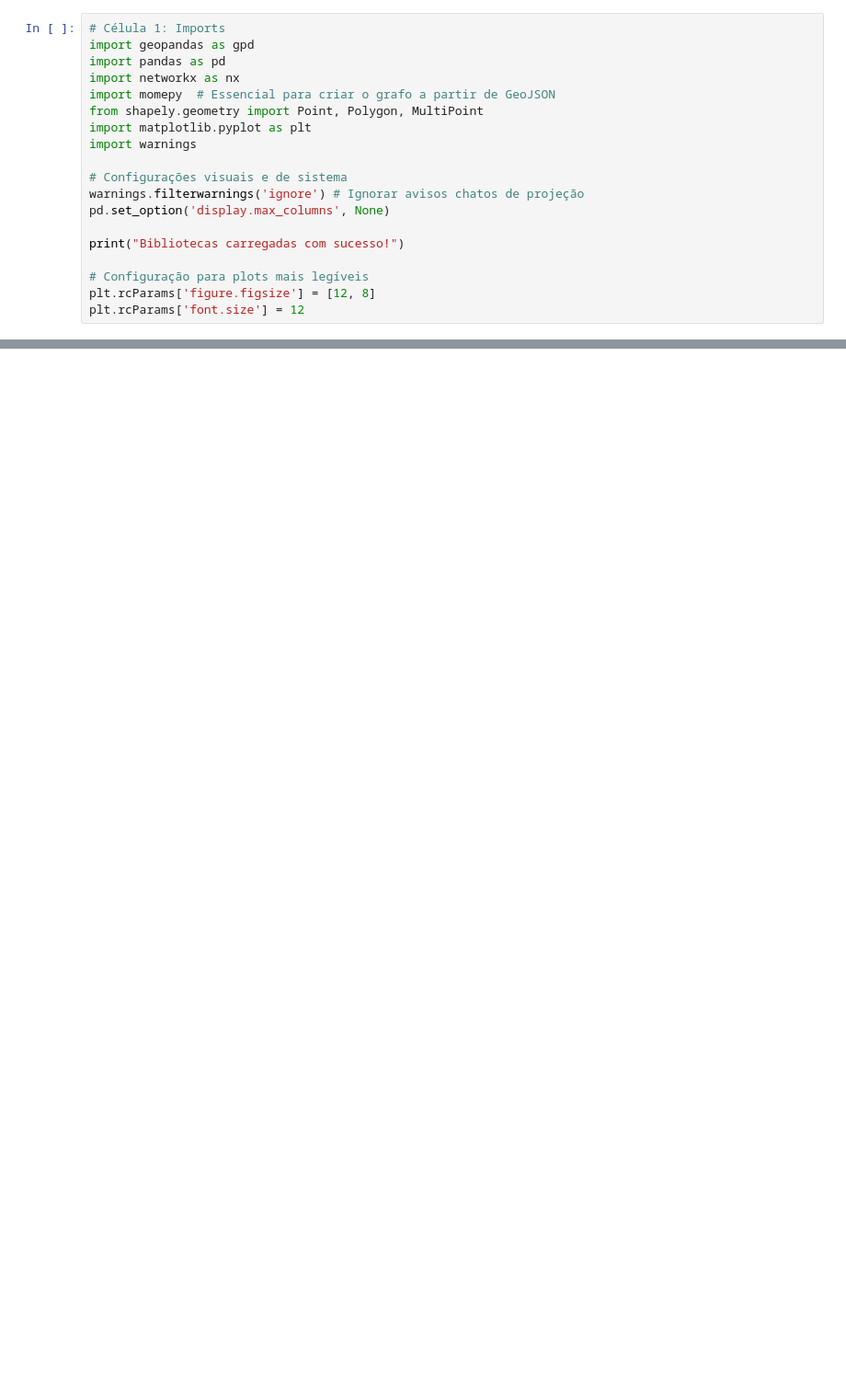
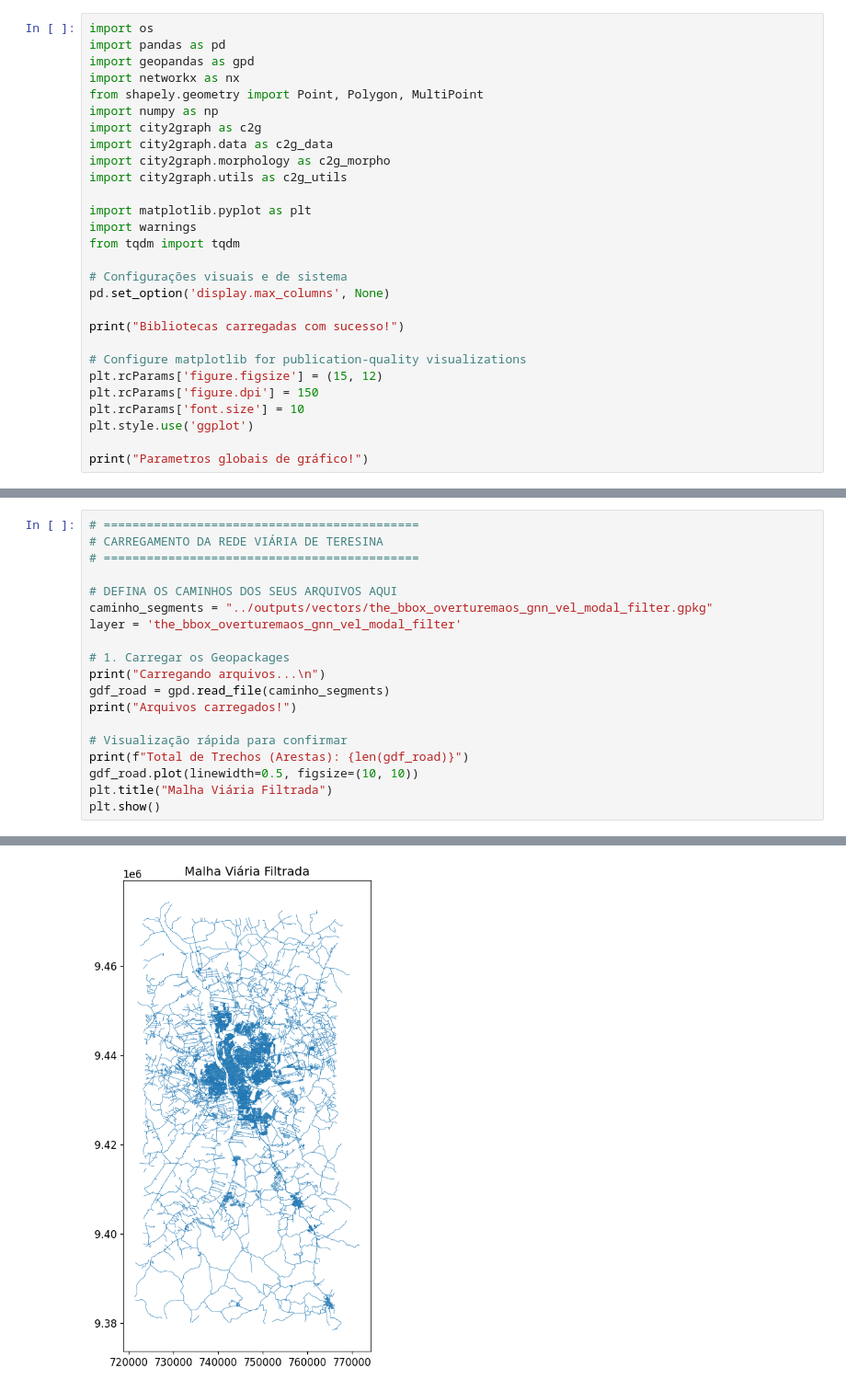
Before and after one commit to felipedantas-pi/mapeprof-accessibility-ubs, a Jupyter notebook: notebooks/02_processamento_rede (overturemaps).ipynb, the cells around one changed output, grey strips where cells are left out. Shown at 92% size. Cells and saved outputs as stored; diff of their text form; blank space fills up the shorter version.

```diff
--- a/notebooks/02_processamento_rede (overturemaps).ipynb
+++ b/notebooks/02_processamento_rede (overturemaps).ipynb
@@ -5,21 +14,30 @@
 # %%
-# Célula 1: Imports
+import os
+import pandas as pd
 import geopandas as gpd
-import pandas as pd
 import networkx as nx
-import momepy  # Essencial para criar o grafo a partir de GeoJSON
 from shapely.geometry import Point, Polygon, MultiPoint
+import numpy as np
+import city2graph as c2g
+import city2graph.data as c2g_data
+import city2graph.morphology as c2g_morpho
+import city2graph.utils as c2g_utils
+
 import matplotlib.pyplot as plt
 import warnings
+from tqdm import tqdm
 
 # Configurações visuais e de sistema
-warnings.filterwarnings('ignore') # Ignorar avisos chatos de projeção
 pd.set_option('display.max_columns', None)
 
 print("Bibliotecas carregadas com sucesso!")
 
-# Configuração para plots mais legíveis
-plt.rcParams['figure.figsize'] = [12, 8]
-plt.rcParams['font.size'] = 12
+# Configure matplotlib for publication-quality visualizations
+plt.rcParams['figure.figsize'] = (15, 12)
+plt.rcParams['figure.dpi'] = 150
+plt.rcParams['font.size'] = 10
+plt.style.use('ggplot')
+
+print("Parametros globais de gráfico!")
 # %% [output]
 Bibliotecas carregadas com sucesso!
@@ -246,0 +150,20 @@ A pé:  538
+# %%
+# ============================================
+# CARREGAMENTO DA REDE VIÁRIA DE TERESINA
+# ============================================
+
+# DEFINA OS CAMINHOS DOS SEUS ARQUIVOS AQUI
+caminho_segments = "../outputs/vectors/the_bbox_overturemaos_gnn_vel_modal_filter.gpkg"
+layer = 'the_bbox_overturemaos_gnn_vel_modal_filter'
+
+# 1. Carregar os Geopackages
+print("Carregando arquivos...\n")
+gdf_road = gpd.read_file(caminho_segments)
+print("Arquivos carregados!")
+
+# Visualização rápida para confirmar
+print(f"Total de Trechos (Arestas): {len(gdf_road)}")
+gdf_road.plot(linewidth=0.5, figsize=(10, 10))
+plt.title("Malha Viária Filtrada")
+plt.show()
+# %% [output]
@@ -246,0 +174 @@ A pé:  538
+[figure, added]
```
Also changed, not shown: parts of 58 cells of this notebook, 26 other files.
